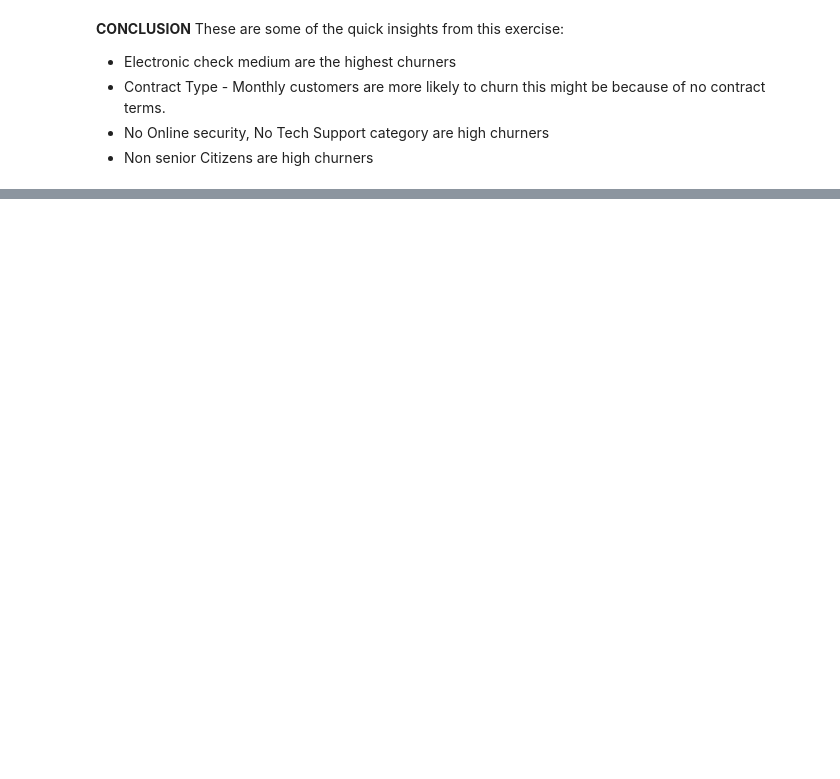
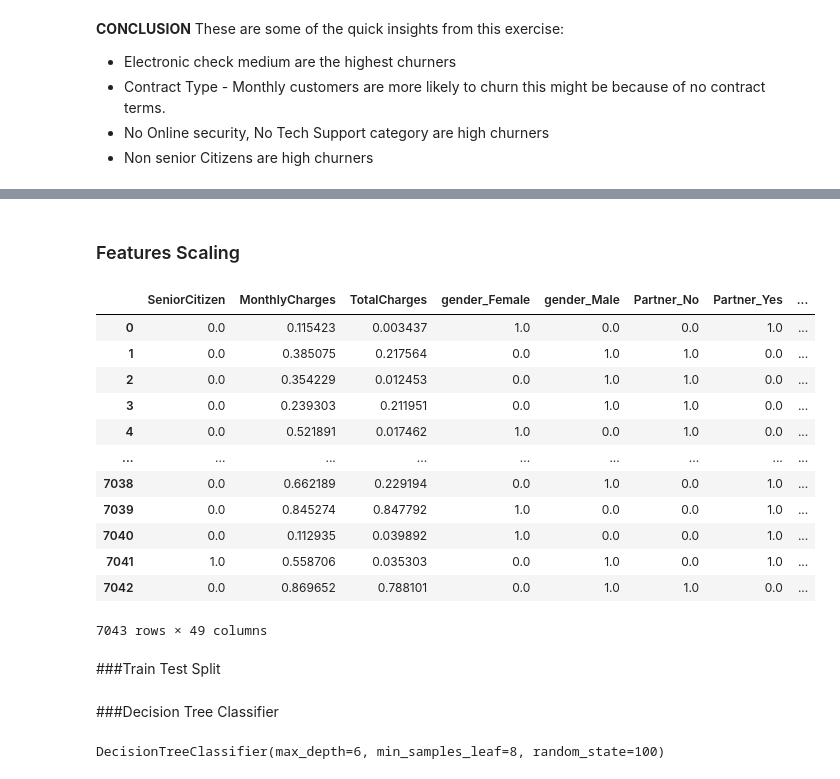
Before and after one commit to DeeeTeeee/Vodafone-Corporation---Classification-ML-Project, a Jupyter notebook: lp3.ipynb, the cells around one changed output, grey strips where cells are left out. Saved outputs shown, nothing was run; the diff lists cells and outputs as text; code cells hidden in the pictures; blank space fills up the shorter version.

```diff
--- a/lp3.ipynb
+++ b/lp3.ipynb
@@ -643,0 +759,29 @@ data_dummies.to_csv('data_churn.csv')
+# %% [markdown]
+### Features Scaling
+# %%
+# initialize MinMaxScaler object with specified parameters
+scaler = MinMaxScaler(feature_range=(0, 1), copy=True)
+
+# select numerical columns to scale
+num_cols = x.select_dtypes(include='number').columns
+
+# scale numerical columns using MinMaxScaler
+x[num_cols] = scaler.fit_transform(x[num_cols])
+# %%
+x
+# %% [output]
+|  | SeniorCitizen | MonthlyCharges | TotalCharges | gender_Female | gender_Male | Partner_No | Partner_Yes | ... |
+| 0 | 0.0 | 0.115423 | 0.003437 | 1.0 | 0.0 | 0.0 | 1.0 | ... |
+| 1 | 0.0 | 0.385075 | 0.217564 | 0.0 | 1.0 | 1.0 | 0.0 | ... |
+| 2 | 0.0 | 0.354229 | 0.012453 | 0.0 | 1.0 | 1.0 | 0.0 | ... |
+| 3 | 0.0 | 0.239303 | 0.211951 | 0.0 | 1.0 | 1.0 | 0.0 | ... |
+| 4 | 0.0 | 0.521891 | 0.017462 | 1.0 | 0.0 | 1.0 | 0.0 | ... |
+| ... | ... | ... | ... | ... | ... | ... | ... | ... |
+| 7038 | 0.0 | 0.662189 | 0.229194 | 0.0 | 1.0 | 0.0 | 1.0 | ... |
+| 7039 | 0.0 | 0.845274 | 0.847792 | 1.0 | 0.0 | 0.0 | 1.0 | ... |
+| 7040 | 0.0 | 0.112935 | 0.039892 | 1.0 | 0.0 | 0.0 | 1.0 | ... |
+| 7041 | 1.0 | 0.558706 | 0.035303 | 0.0 | 1.0 | 0.0 | 1.0 | ... |
+| 7042 | 0.0 | 0.869652 | 0.788101 | 0.0 | 1.0 | 1.0 | 0.0 | ... |
+7043 rows × 49 columns
+# %% [markdown]
+###Train Test Split
@@ -643,0 +790,2 @@ data_dummies.to_csv('data_churn.csv')
+# %% [markdown]
+###Decision Tree Classifier
@@ -643,0 +794,4 @@ data_dummies.to_csv('data_churn.csv')
+# %%
+model_dt.fit(x_train,y_train)
+# %% [output]
+DecisionTreeClassifier(max_depth=6, min_samples_leaf=8, random_state=100)
```
Also changed, not shown: parts of 35 cells of this notebook.
